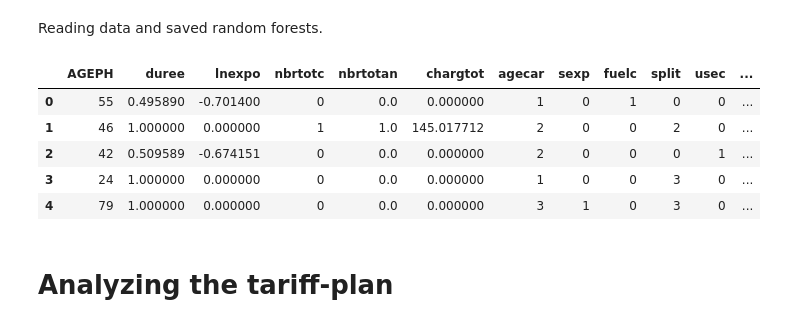
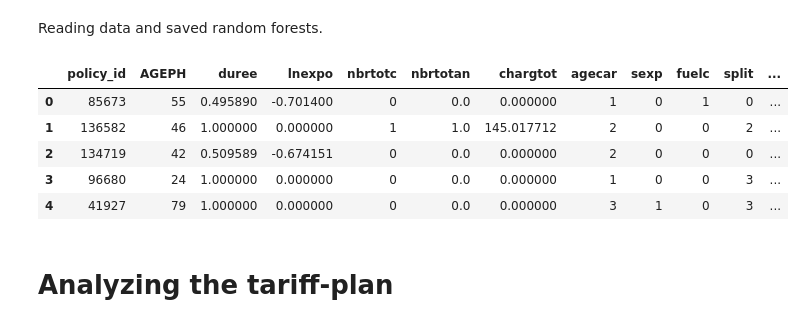
Before and after one commit to galezon/DSNLI-Project, a Jupyter notebook: analyze_tariffs/main.ipynb, the cells around one changed output. Saved outputs shown, nothing was run; the diff lists cells and outputs as text; code cells hidden in the pictures.

```diff
--- a/analyze_tariffs/main.ipynb
+++ b/analyze_tariffs/main.ipynb
@@ -43,18 +43,19 @@ def avg_claim(row):
 # %% [markdown]
 Reading data and saved random forests.
 # %%
-test = pd.read_csv("../data/test.csv", index_col="Unnamed: 0")
+test = pd.read_csv("../data/test.csv")
+test.rename(columns={"Unnamed: 0": "policy_id"}, inplace=True)
 test2 = postcodes_to_latlong(test)
 test = cat_to_numeric(test2)
 
 test.head()
 # %% [output]
-|  | AGEPH | duree | lnexpo | nbrtotc | nbrtotan | chargtot | agecar | sexp | fuelc | split | usec | ... |
-| 0 | 55 | 0.495890 | -0.701400 | 0 | 0.0 | 0.000000 | 1 | 0 | 1 | 0 | 0 | ... |
-| 1 | 46 | 1.000000 | 0.000000 | 1 | 1.0 | 145.017712 | 2 | 0 | 0 | 2 | 0 | ... |
-| 2 | 42 | 0.509589 | -0.674151 | 0 | 0.0 | 0.000000 | 2 | 0 | 0 | 0 | 1 | ... |
-| 3 | 24 | 1.000000 | 0.000000 | 0 | 0.0 | 0.000000 | 1 | 0 | 0 | 3 | 0 | ... |
-| 4 | 79 | 1.000000 | 0.000000 | 0 | 0.0 | 0.000000 | 3 | 1 | 0 | 3 | 0 | ... |
+|  | policy_id | AGEPH | duree | lnexpo | nbrtotc | nbrtotan | chargtot | agecar | sexp | fuelc | split | ... |
+| 0 | 85673 | 55 | 0.495890 | -0.701400 | 0 | 0.0 | 0.000000 | 1 | 0 | 1 | 0 | ... |
+| 1 | 136582 | 46 | 1.000000 | 0.000000 | 1 | 1.0 | 145.017712 | 2 | 0 | 0 | 2 | ... |
+| 2 | 134719 | 42 | 0.509589 | -0.674151 | 0 | 0.0 | 0.000000 | 2 | 0 | 0 | 0 | ... |
+| 3 | 96680 | 24 | 1.000000 | 0.000000 | 0 | 0.0 | 0.000000 | 1 | 0 | 0 | 3 | ... |
+| 4 | 41927 | 79 | 1.000000 | 0.000000 | 0 | 0.0 | 0.000000 | 3 | 1 | 0 | 3 | ... |
 # %%
 freq_rf = joblib.load("../models/freq_rf.pkl")
 sev_rf = joblib.load("../models/sev_rf.pkl")
```
Also changed, not shown: parts of 15 cells of this notebook.
